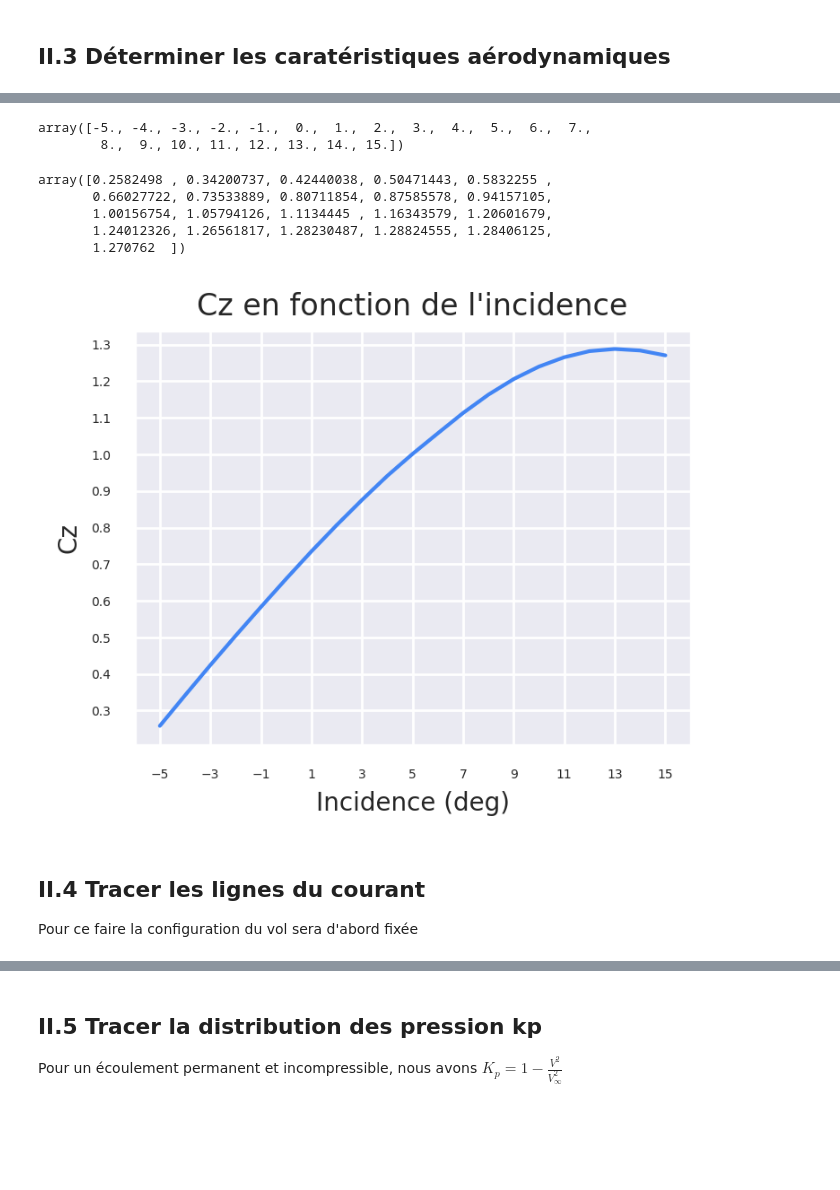
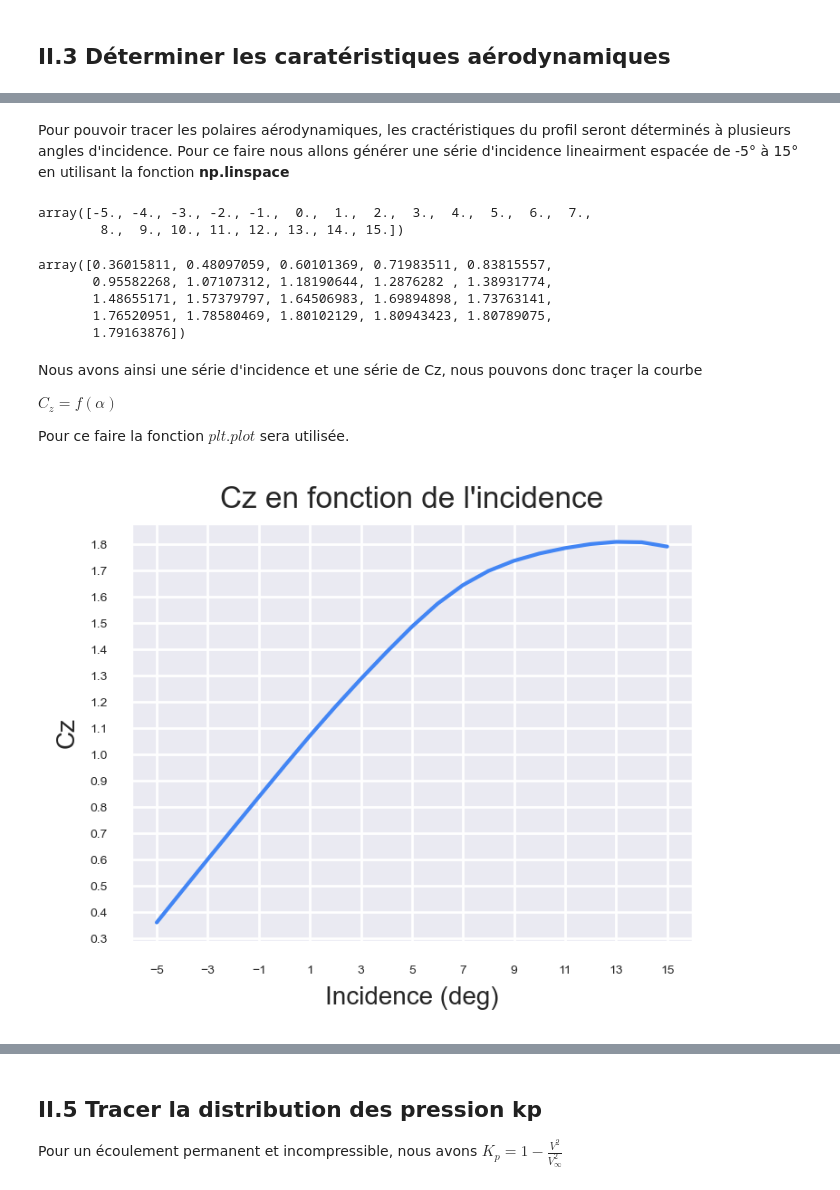
Before and after one commit to MoustaphaRouf/AERODYNAMIQUE, a Jupyter notebook: Travaux Pratiques/TP_AERODYNAMIQUE_IEAMAC_E_2025.ipynb, the cells around one changed output, grey strips where cells are left out. Drawn from its saved outputs; the diff is of its cells as text; code cells hidden in the pictures; blank space fills up the shorter version.

```diff
--- a/Travaux Pratiques/TP_AERODYNAMIQUE_IEAMAC_E_2025.ipynb
+++ b/Travaux Pratiques/TP_AERODYNAMIQUE_IEAMAC_E_2025.ipynb
@@ -116,3 +127,5 @@ Cx= [0.35281785]
+# %% [markdown]
+Pour pouvoir tracer les polaires aérodynamiques, les cractéristiques du profil seront déterminés à plusieurs angles d'incidence. Pour ce faire nous allons générer une série d'incidence lineairment espacée de -5° à 15° en utilisant la fonction **np.linspace**
 # %%
 # Déterminer les coéfficient pour plusieurs incidences
 incidence=np.linspace(-5,15,21) # Incidence de -5 à 15 uniformément espacé. 21 indique 21 incidence seront déterminées
@@ -122,29 +135,34 @@ array([-5., -4., -3., -2., -1.,  0.,  1.,  2.,  3.,  4.,  5.,  6.,  7.,
         8.,  9., 10., 11., 12., 13., 14., 15.])
 # %%
 # Générer les coefficients pour chaque incidence
-Analyse=Profil.get_aero_from_neuralfoil(alpha=incidence,Re=1e6,mach=0.8) # l'analyse
-Analyse["CL"]
+Analyse=Profil.get_aero_from_neuralfoil(alpha=incidence,Re=1e6,mach=0.4) # l'analyse
+Cz=Analyse["CL"]
+Cz
 # %% [output]
-array([0.2582498 , 0.34200737, 0.42440038, 0.50471443, 0.5832255 ,
-       0.66027722, 0.73533889, 0.80711854, 0.87585578, 0.94157105,
-       1.00156754, 1.05794126, 1.1134445 , 1.16343579, 1.20601679,
-       1.24012326, 1.26561817, 1.28230487, 1.28824555, 1.28406125,
-       1.270762  ])
+array([0.36015811, 0.48097059, 0.60101369, 0.71983511, 0.83815557,
+       0.95582268, 1.07107312, 1.18190644, 1.2876282 , 1.38931774,
+       1.48655171, 1.57379797, 1.64506983, 1.69894898, 1.73763141,
+       1.76520951, 1.78580469, 1.80102129, 1.80943423, 1.80789075,
+       1.79163876])
+# %% [markdown]
+Nous avons ainsi une série d'incidence et une série de Cz, nous pouvons donc traçer la courbe
+
+$C_z=f(\alpha)$
+
+Pour ce faire la fonction $ plt.plot $ sera utilisée.
 # %%
 # Représentation graphie
-# Create subplots
+  # Organisation de la zone de traçage
 Largeur=4
 Hauteur=3
 plt.figure(figsize=(Largeur,Hauteur)) # Dimension de la figure
 plt.xlabel("Incidence (deg)",fontsize=10)  # Légende de l'axe des x
 plt.ylabel("Cz",fontsize=10)  # Légende de l'axe des y
 plt.xticks(np.arange(-5, 16, step=2),fontsize=5)
-plt.yticks(np.arange(0, 1.6, step=0.1),fontsize=5)
+plt.yticks(np.arange(0, 2.1, step=0.1),fontsize=5)
 plt.title("Cz en fonction de l'incidence")  # Titre du graphique
-plt.plot(incidence,Analyse["CL"])
+   # Traçage de la polaire
+plt.plot(incidence,Cz)
 plt.show()
 # %% [output]
-[figure, old version]
+[figure, new version]
-# %% [markdown]
-## **II.4 Tracer les lignes du courant**
-Pour ce faire la configuration du vol sera d'abord fixée
```
Also changed, not shown: parts of 22 cells of this notebook.
